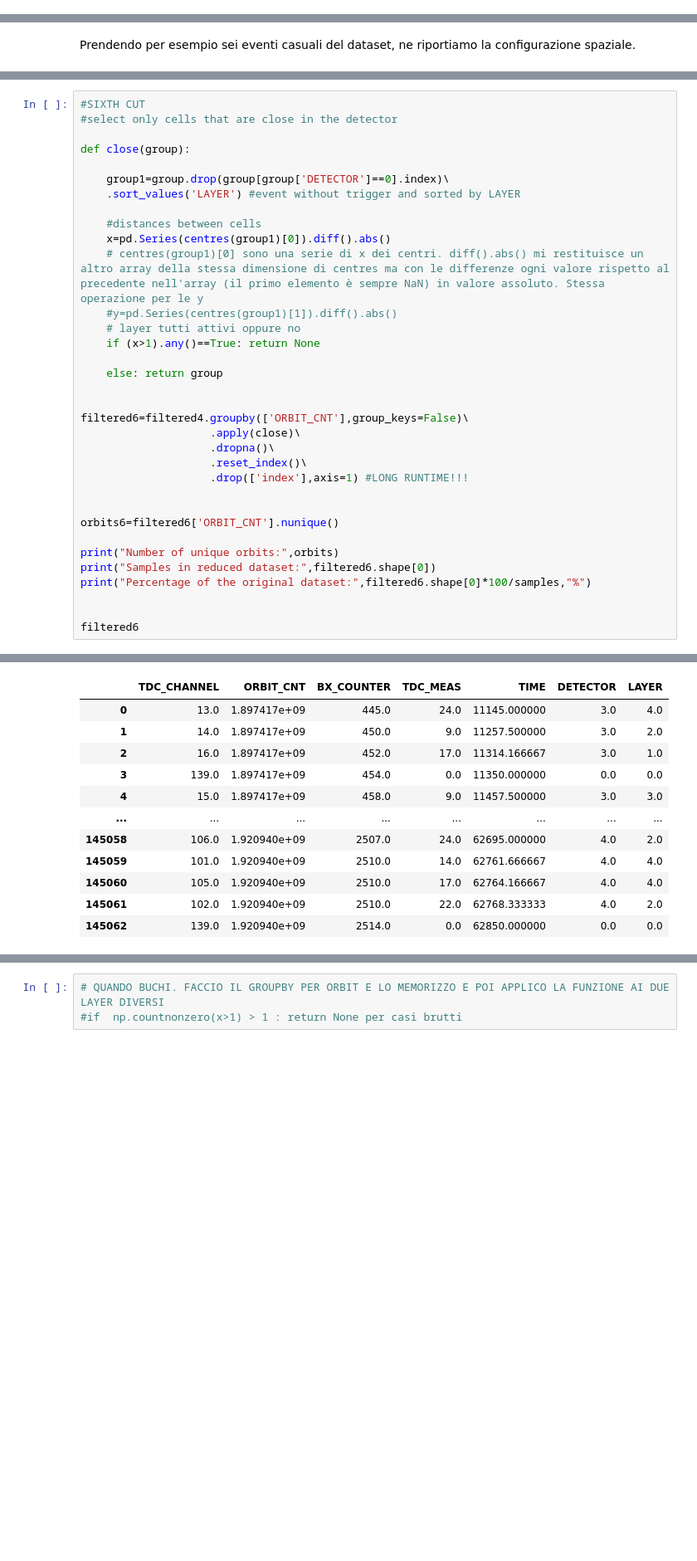
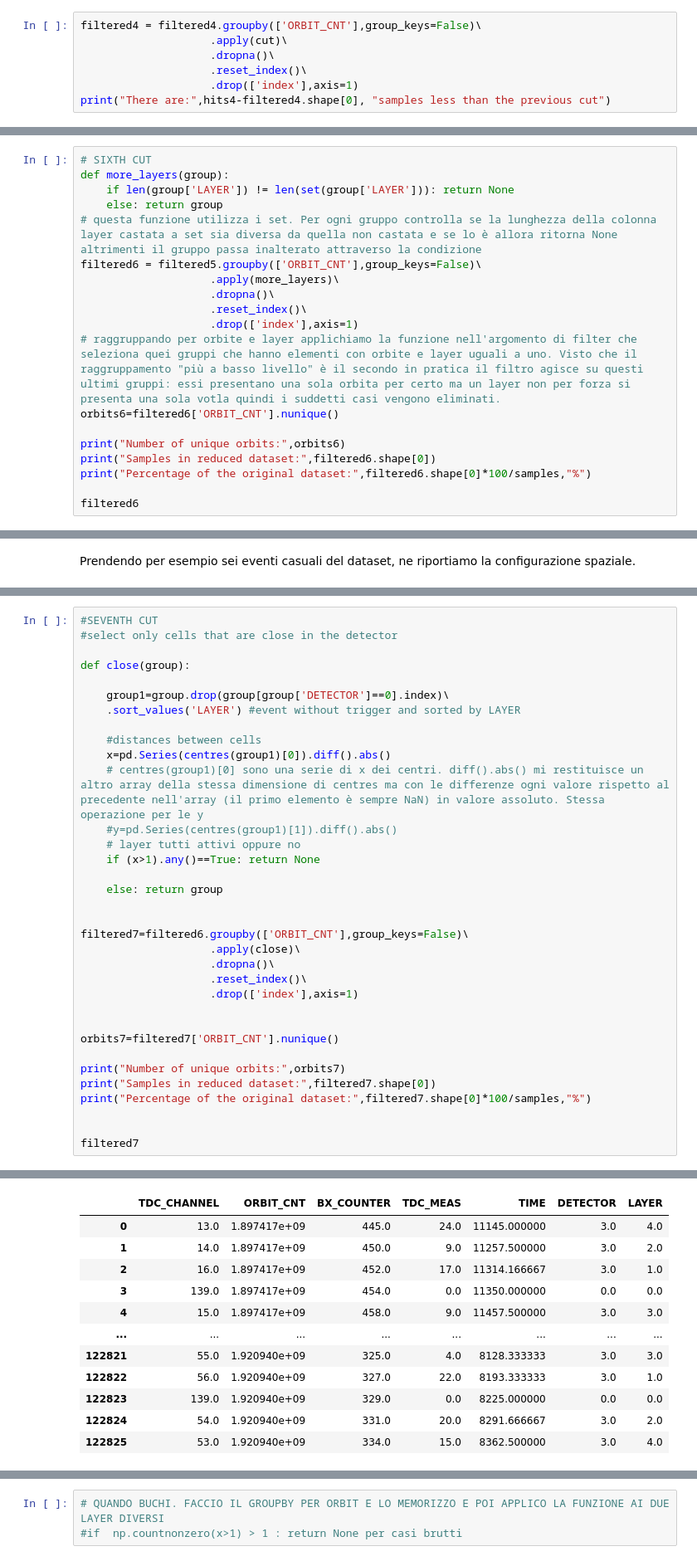
Before and after one commit to samuelelipani/LCP_projects_Y3, a Jupyter notebook: Project_samuele_copy.ipynb, the cells around one changed output, grey strips where cells are left out. Shown: that part at 83% size. Drawn from its saved outputs; the diff is of its cells as text; blank space fills up the shorter version.

```diff
--- a/Project_samuele_copy.ipynb
+++ b/Project_samuele_copy.ipynb
@@ -434,0 +442,7 @@ Percentage of the original dataset: 38.931961743668964 %
+# %%
+filtered4 = filtered4.groupby(['ORBIT_CNT'],group_keys=False)\
+                    .apply(cut)\
+                    .dropna()\
+                    .reset_index()\
+                    .drop(['index'],axis=1)
+print("There are:",hits4-filtered4.shape[0], "samples less than the previous cut")
@@ -540,0 +559,19 @@ Percentage of the original dataset: 38.92267472367246 %
+# %%
+# SIXTH CUT
+def more_layers(group):
+    if len(group['LAYER']) != len(set(group['LAYER'])): return None
+    else: return group
+# questa funzione utilizza i set. Per ogni gruppo controlla se la lunghezza della colonna layer castata a set sia diversa da quella non castata e se lo è allora ritorna None altrimenti il gruppo passa inalterato attraverso la condizione
+filtered6 = filtered5.groupby(['ORBIT_CNT'],group_keys=False)\
+                    .apply(more_layers)\
+                    .dropna()\
+                    .reset_index()\
+                    .drop(['index'],axis=1)
+# raggruppando per orbite e layer applichiamo la funzione nell'argomento di filter che seleziona quei gruppi che hanno elementi con orbite e layer uguali a uno. Visto che il raggruppamento "più a basso livello" è il secondo in pratica il filtro agisce su questi ultimi gruppi: essi presentano una sola orbita per certo ma un layer non per forza si presenta una sola votla quindi i suddetti casi vengono eliminati.
+orbits6=filtered6['ORBIT_CNT'].nunique()
+
+print("Number of unique orbits:",orbits6)
+print("Samples in reduced dataset:",filtered6.shape[0])
+print("Percentage of the original dataset:",filtered6.shape[0]*100/samples,"%")
+
+filtered6
@@ -686,5 +741,5 @@ Come si può notare dalle immagini precedenti, a meno di mancata ricezione di se
 # %%
-#SIXTH CUT
+#SEVENTH CUT
 #select only cells that are close in the detector
 
 def close(group):
@@ -702,19 +757,19 @@ def close(group):
     else: return group
 
 
-filtered6=filtered4.groupby(['ORBIT_CNT'],group_keys=False)\
+filtered7=filtered6.groupby(['ORBIT_CNT'],group_keys=False)\
                     .apply(close)\
                     .dropna()\
                     .reset_index()\
-                    .drop(['index'],axis=1) #LONG RUNTIME!!!
+                    .drop(['index'],axis=1)
 
 
-orbits6=filtered6['ORBIT_CNT'].nunique()
+orbits7=filtered7['ORBIT_CNT'].nunique()
 
-print("Number of unique orbits:",orbits)
-print("Samples in reduced dataset:",filtered6.shape[0])
-print("Percentage of the original dataset:",filtered6.shape[0]*100/samples,"%")
+print("Number of unique orbits:",orbits7)
+print("Samples in reduced dataset:",filtered7.shape[0])
+print("Percentage of the original dataset:",filtered7.shape[0]*100/samples,"%")
 
 
-filtered6
+filtered7
 # %% [output]
@@ -724,12 +779,12 @@ Percentage of the original dataset: 11.226691514604612 %
 |  | TDC_CHANNEL | ORBIT_CNT | BX_COUNTER | TDC_MEAS | TIME | DETECTOR | LAYER |
 | 0 | 13.0 | 1.897417e+09 | 445.0 | 24.0 | 11145.000000 | 3.0 | 4.0 |
 | 1 | 14.0 | 1.897417e+09 | 450.0 | 9.0 | 11257.500000 | 3.0 | 2.0 |
 | 2 | 16.0 | 1.897417e+09 | 452.0 | 17.0 | 11314.166667 | 3.0 | 1.0 |
 | 3 | 139.0 | 1.897417e+09 | 454.0 | 0.0 | 11350.000000 | 0.0 | 0.0 |
 | 4 | 15.0 | 1.897417e+09 | 458.0 | 9.0 | 11457.500000 | 3.0 | 3.0 |
 | ... | ... | ... | ... | ... | ... | ... | ... |
-| 145058 | 106.0 | 1.920940e+09 | 2507.0 | 24.0 | 62695.000000 | 4.0 | 2.0 |
-| 145059 | 101.0 | 1.920940e+09 | 2510.0 | 14.0 | 62761.666667 | 4.0 | 4.0 |
-| 145060 | 105.0 | 1.920940e+09 | 2510.0 | 17.0 | 62764.166667 | 4.0 | 4.0 |
-| 145061 | 102.0 | 1.920940e+09 | 2510.0 | 22.0 | 62768.333333 | 4.0 | 2.0 |
-| 145062 | 139.0 | 1.920940e+09 | 2514.0 | 0.0 | 62850.000000 | 0.0 | 0.0 |
+| 122821 | 55.0 | 1.920940e+09 | 325.0 | 4.0 | 8128.333333 | 3.0 | 3.0 |
+| 122822 | 56.0 | 1.920940e+09 | 327.0 | 22.0 | 8193.333333 | 3.0 | 1.0 |
+| 122823 | 139.0 | 1.920940e+09 | 329.0 | 0.0 | 8225.000000 | 0.0 | 0.0 |
+| 122824 | 54.0 | 1.920940e+09 | 331.0 | 20.0 | 8291.666667 | 3.0 | 2.0 |
+| 122825 | 53.0 | 1.920940e+09 | 334.0 | 15.0 | 8362.500000 | 3.0 | 4.0 |
```
Also changed, not shown: parts of 12 cells of this notebook.
